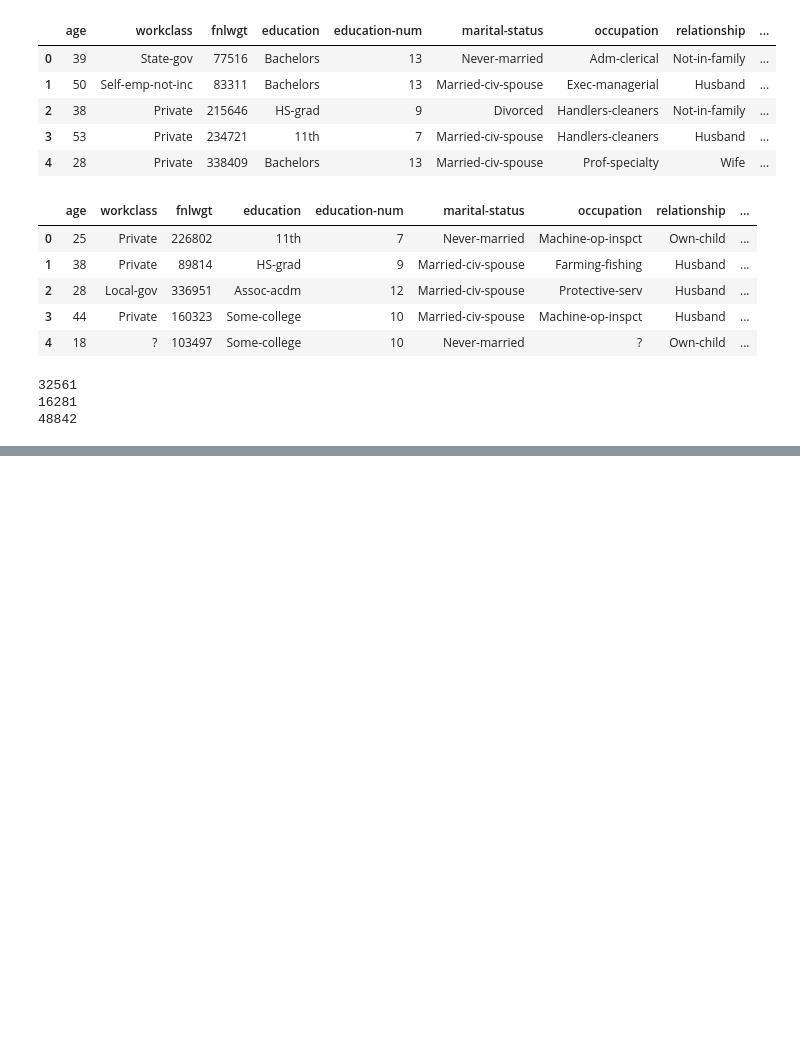
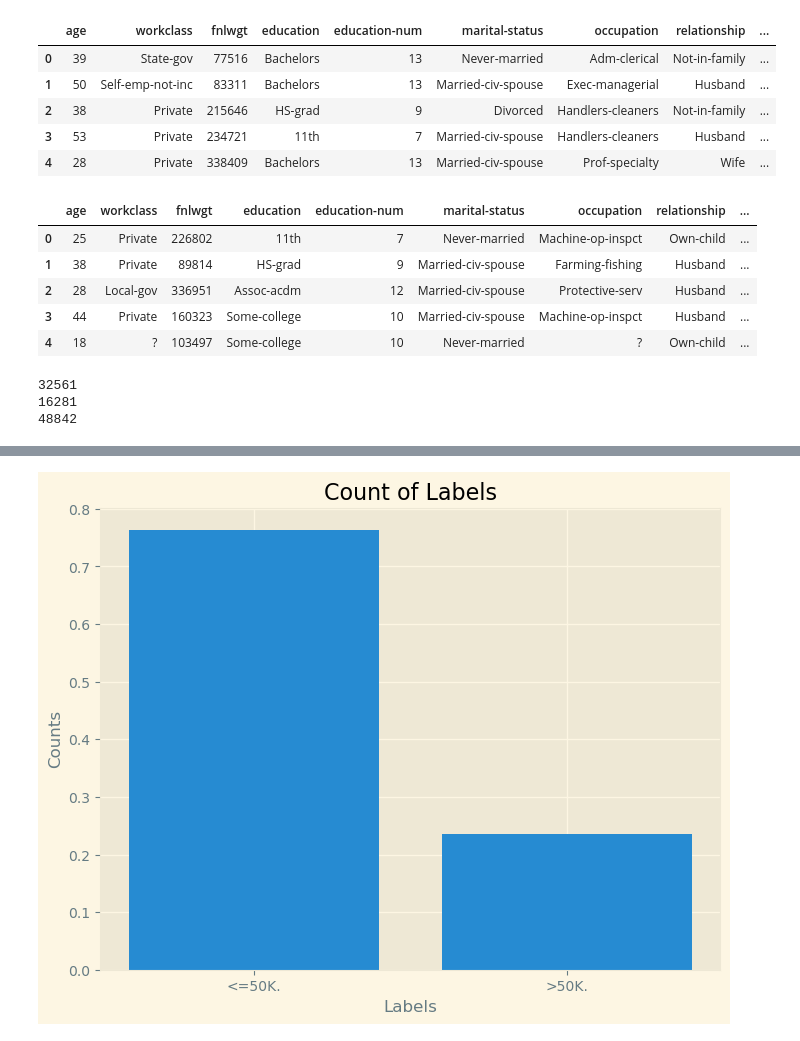
Before and after one commit to Nwankwo-Nnaemeka/ml-project-tensor-deployment, a Jupyter notebook: dataEDA.ipynb, the cells around one changed output, grey strips where cells are left out. Cells and saved outputs as stored; diff of their text form; code cells hidden in the pictures; blank space fills up the shorter version.

```diff
--- a/dataEDA.ipynb
+++ b/dataEDA.ipynb
@@ -72,0 +201,9 @@ print(len(income_df) + len(test_income_df))
+# %%
+plt.figure(figsize = (8,6))
+plt.bar(TEST_LABEL_COUNTS.index, TEST_LABEL_COUNTS.values)
+plt.xlabel("Labels")
+plt.ylabel("Counts")
+plt.title("Count of Labels")
+plt.show()
+# %% [output]
+[figure, added]
```
Also changed, not shown: parts of 22 cells of this notebook, 6 other files.
